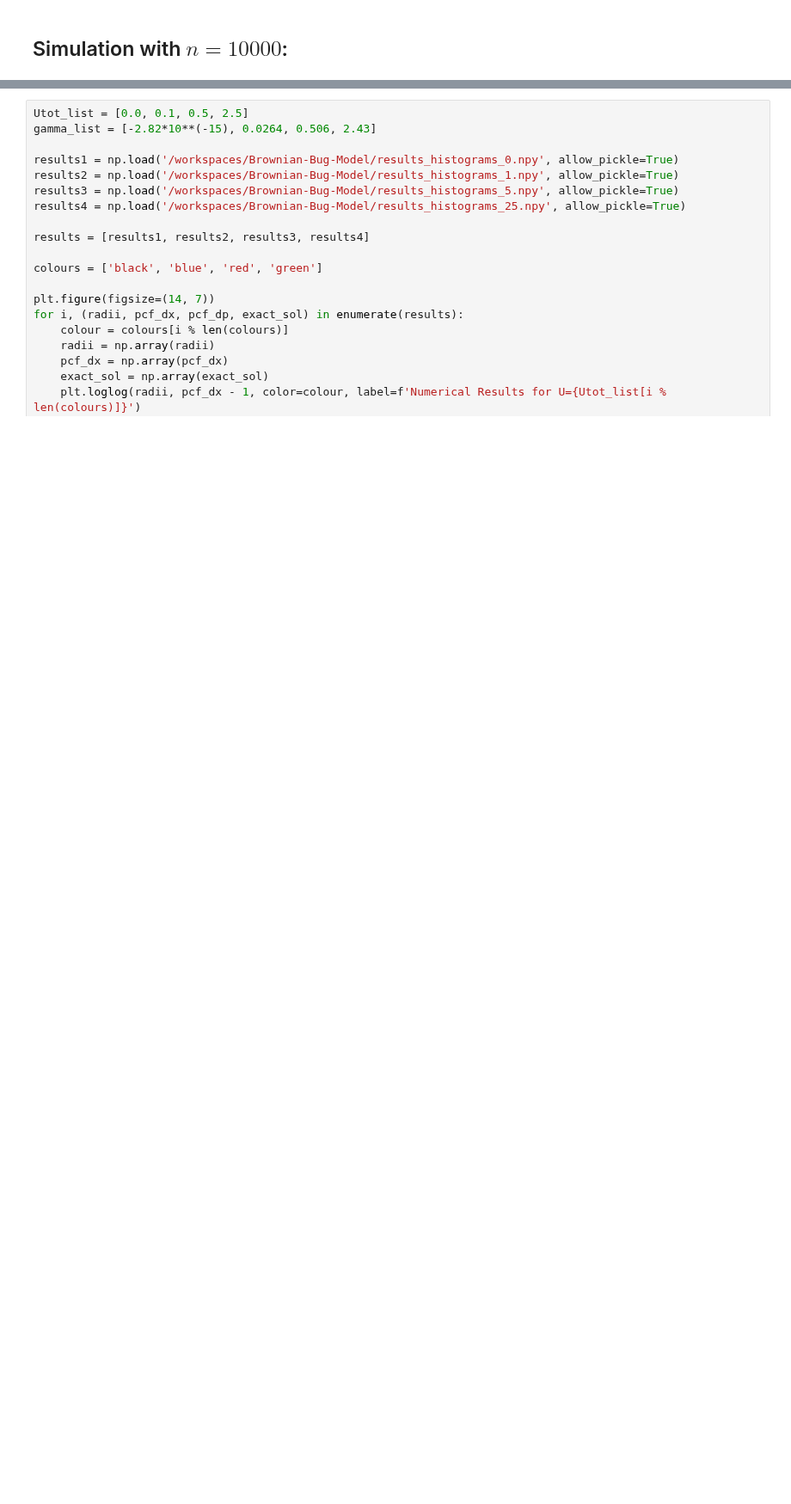
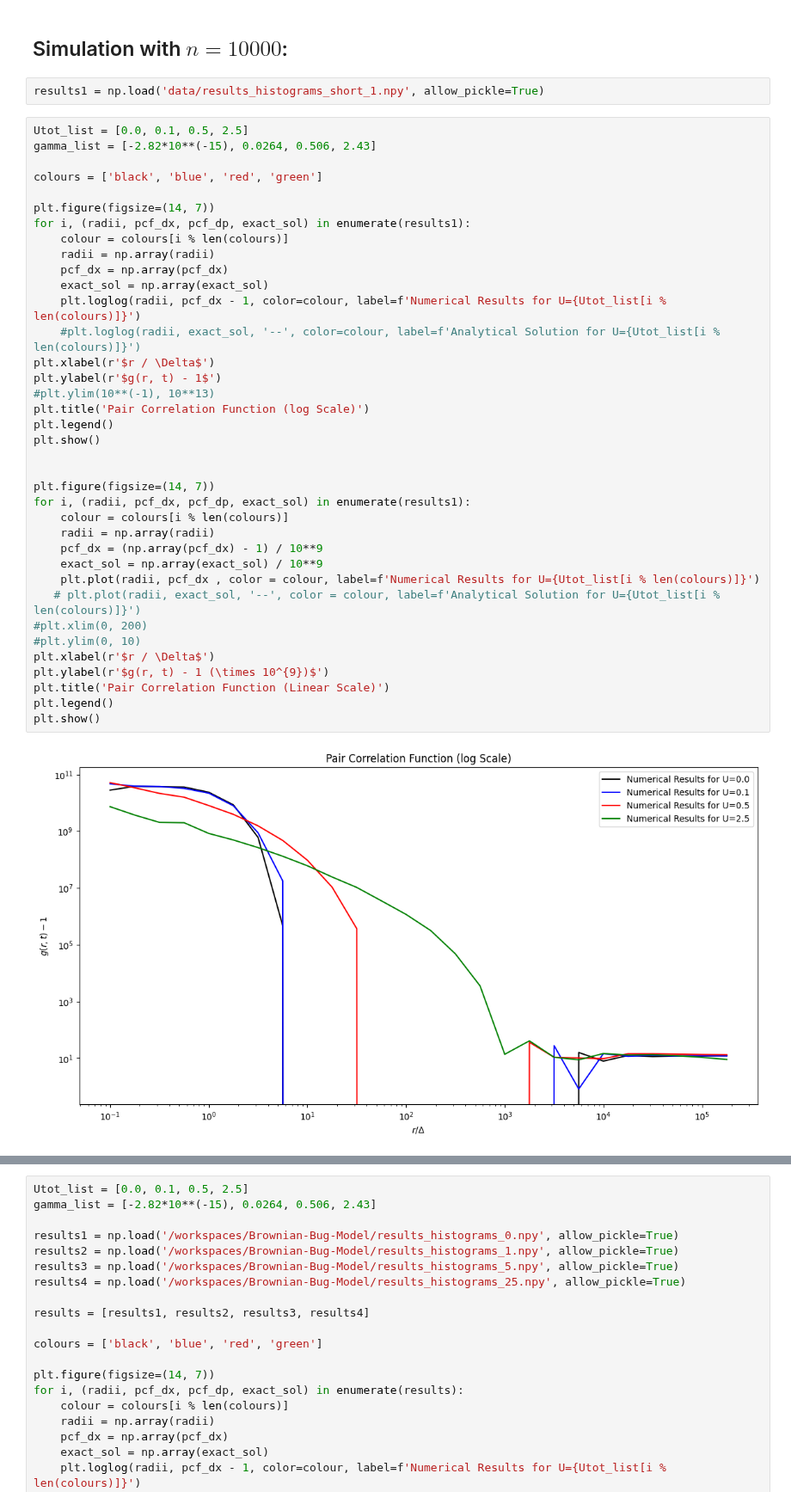
Before and after one commit to KatharinaBracher/Brownian-Bug-Model, a Jupyter notebook: histograms.ipynb, the cells around one changed output, grey strips where cells are left out. Shown at 86% size. Saved outputs shown, nothing was run; the diff lists cells and outputs as text; blank space fills up the shorter version.

```diff
--- a/histograms.ipynb
+++ b/histograms.ipynb
@@ -70,3 +75,44 @@ pow_max = -1.5 # To reproduce the image, choose -1.5
 dp = 0.25
 # %% [markdown]
 ## Simulation with $n=10000$:
+# %%
+results1 = np.load('data/results_histograms_short_1.npy', allow_pickle=True)
+# %%
+Utot_list = [0.0, 0.1, 0.5, 2.5]
+gamma_list = [-2.82*10**(-15), 0.0264, 0.506, 2.43]
+
+colours = ['black', 'blue', 'red', 'green']
+
+plt.figure(figsize=(14, 7))
+for i, (radii, pcf_dx, pcf_dp, exact_sol) in enumerate(results1):
+    colour = colours[i % len(colours)]
+    radii = np.array(radii)
+    pcf_dx = np.array(pcf_dx)
+    exact_sol = np.array(exact_sol)
+    plt.loglog(radii, pcf_dx - 1, color=colour, label=f'Numerical Results for U={Utot_list[i % len(colours)]}')
+    #plt.loglog(radii, exact_sol, '--', color=colour, label=f'Analytical Solution for U={Utot_list[i % len(colours)]}')
+plt.xlabel(r'$r / \Delta$')
+plt.ylabel(r'$g(r, t) - 1$')
+#plt.ylim(10**(-1), 10**13)
+plt.title('Pair Correlation Function (log Scale)')
+plt.legend()
+plt.show()
+
+
+plt.figure(figsize=(14, 7))
+for i, (radii, pcf_dx, pcf_dp, exact_sol) in enumerate(results1):
+    colour = colours[i % len(colours)]
+    radii = np.array(radii)
+    pcf_dx = (np.array(pcf_dx) - 1) / 10**9
+    exact_sol = np.array(exact_sol) / 10**9
+    plt.plot(radii, pcf_dx , color = colour, label=f'Numerical Results for U={Utot_list[i % len(colours)]}')
+   # plt.plot(radii, exact_sol, '--', color = colour, label=f'Analytical Solution for U={Utot_list[i % len(colours)]}')
+#plt.xlim(0, 200)
+#plt.ylim(0, 10)
+plt.xlabel(r'$r / \Delta$')
+plt.ylabel(r'$g(r, t) - 1 (\times 10^{9})$')
+plt.title('Pair Correlation Function (Linear Scale)')
+plt.legend()
+plt.show()
+# %% [output]
+[figure, added]
```
Also changed, not shown: parts of 2 cells of this notebook, 5 other files.
